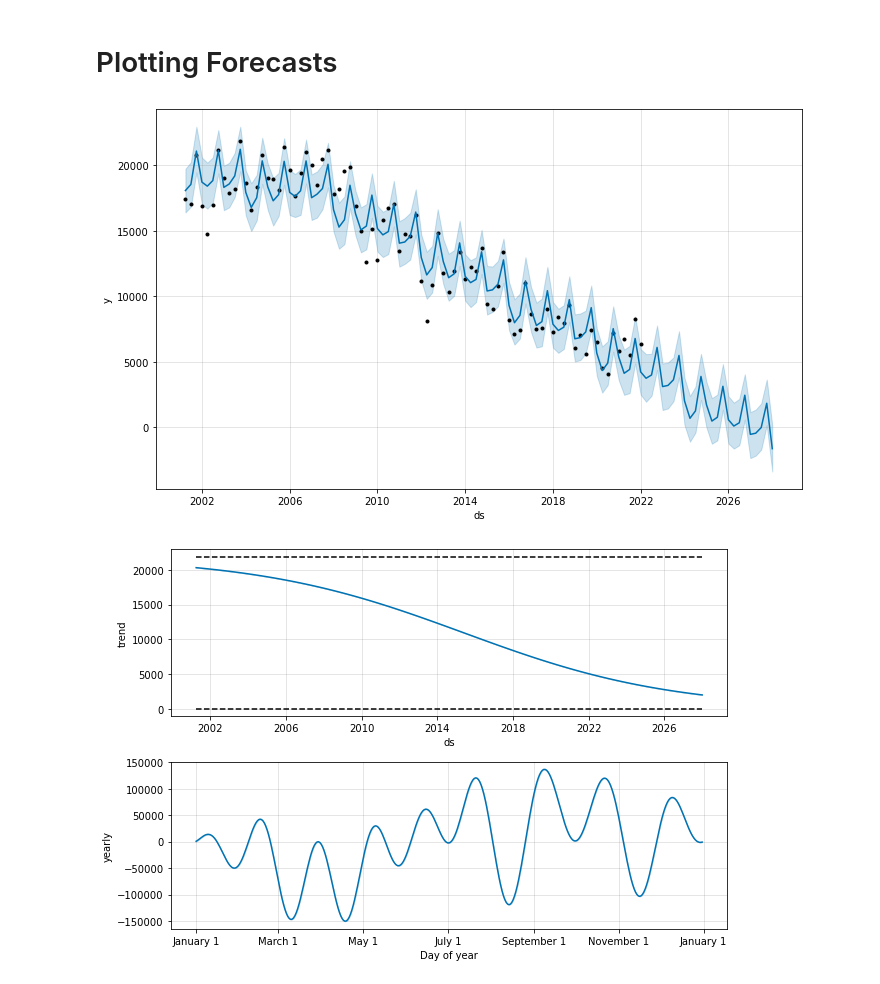
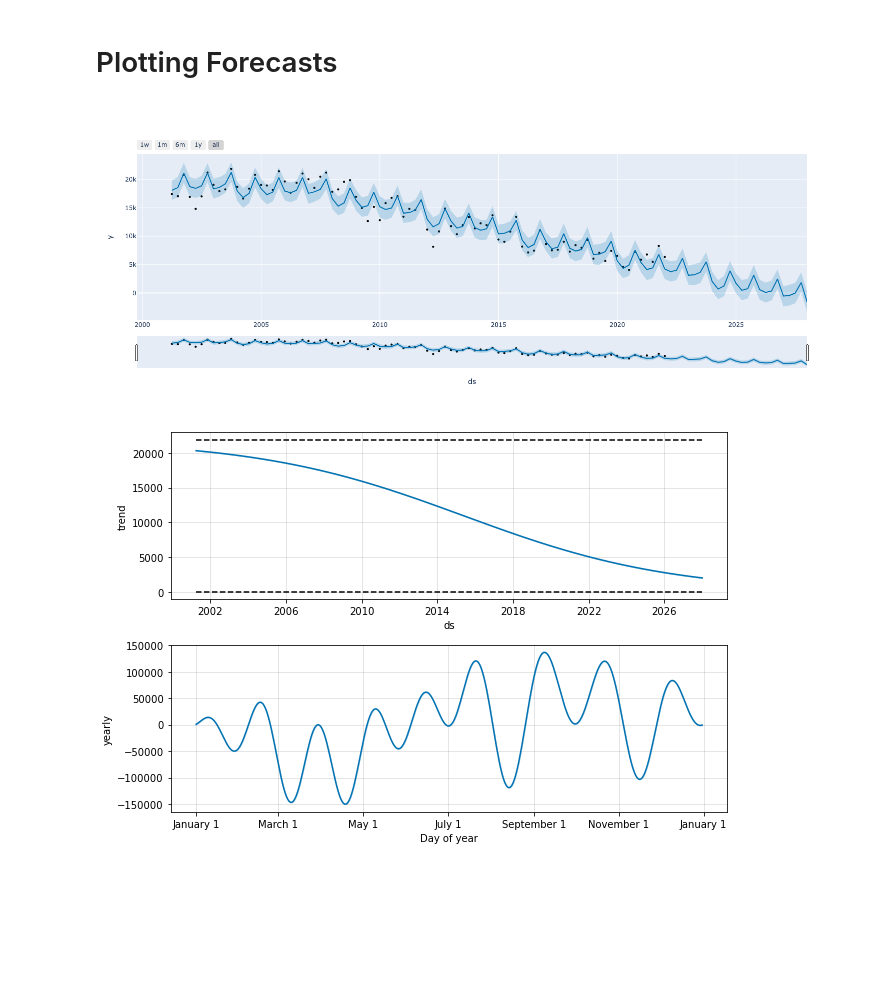
Before and after one commit to devanshmalik/emissions-oracle, a Jupyter notebook: notebooks/0.5-create-base-models-and-forecasts.ipynb, the cells around one changed output. Cells and saved outputs as stored; diff of their text form; code cells hidden in the pictures; blank space fills up the shorter version.

Commit message:
Add basic plot to streamlit app

```diff
--- a/notebooks/0.5-create-base-models-and-forecasts.ipynb
+++ b/notebooks/0.5-create-base-models-and-forecasts.ipynb
@@ -87,6 +87,6 @@ df_all_fuels.head()
 # %%
 df_coal.columns = ['ds', 'y']
 # df_coal['cap'] = df_coal.y.max()
-df_coal['floor'] = 0
+# df_coal['floor'] = 0
 df_coal.head()
 # %% [output]
@@ -99,4 +99,5 @@ df_coal.head()
 # %%
-m = Prophet(growth='logistic')
+# m = Prophet(growth='logistic')
+m = Prophet()
 m.fit(df_coal)
 # %% [output]
@@ -267,8 +302,11 @@ Iteration 88. Log joint probability =    150.199. Improved by 8.05645e-09.
 # %% [markdown]
 # Plotting Forecasts
 # %%
-fig1 = m.plot(forecast, plot_cap=True, uncertainty=True)
+from prophet.plot import plot_plotly, plot_components_plotly
+
+plot_plotly(m, forecast)
+# fig1 = m.plot(forecast, plot_cap=True, uncertainty=True)
 # %% [output]
-[figure, old version]
+[figure, new version]
 # %%
 fig2 = m.plot_components(forecast)
```
Also changed, not shown: parts of 4 cells of this notebook, 7 other files.
